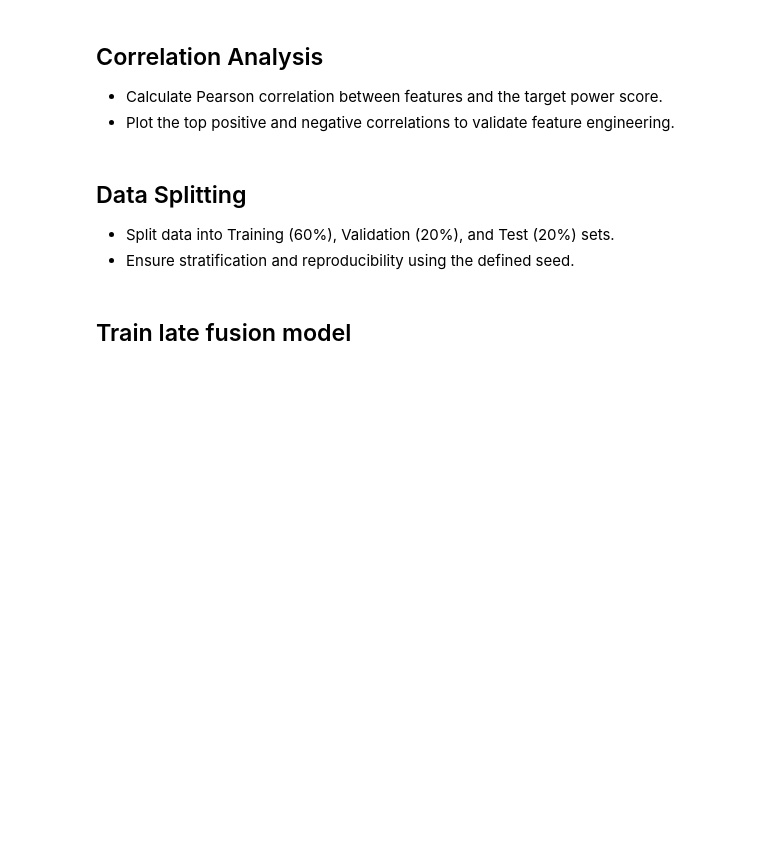
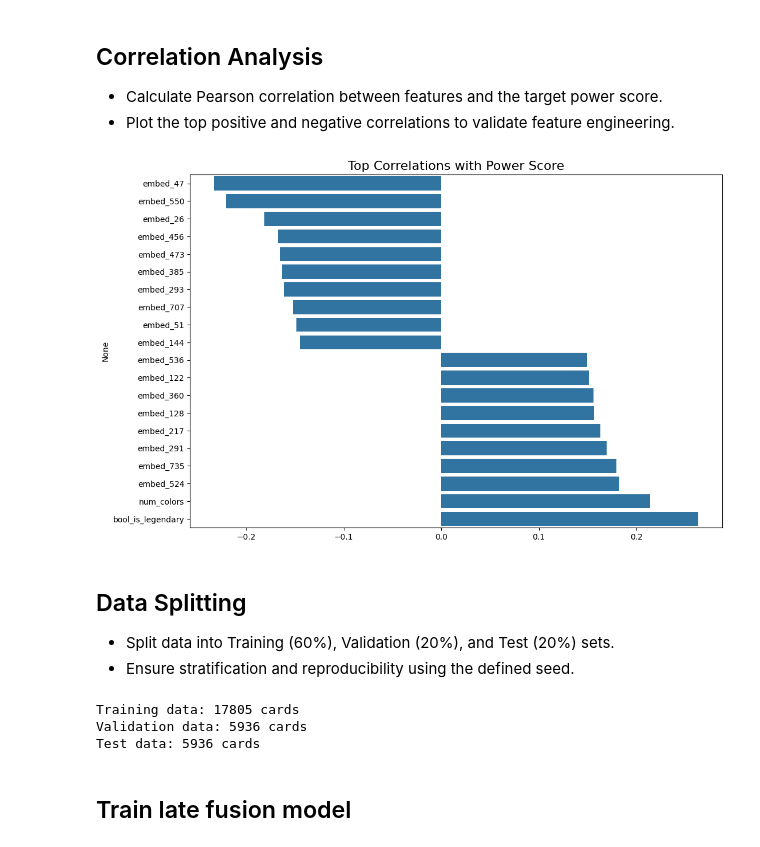
Before and after one commit to LUKEx76/mtg_ai, a Jupyter notebook: src/train_card_strength_model.ipynb, the cells around one changed output. Cells and saved outputs as stored; diff of their text form; code cells hidden in the pictures; blank space fills up the shorter version.

```diff
--- a/src/train_card_strength_model.ipynb
+++ b/src/train_card_strength_model.ipynb
@@ -25,7 +29,8 @@ np.random.seed(SEED)
 df_input = pd.read_parquet(INPUT_DATA_PATH)
 df_label = pd.read_excel(LABEL_DATA_PATH)
 
-# TODO: merge data
-df = df_input.merge(df_label, "left", "oracle_id")
+cols_to_use = df_label.columns.difference(df_input.columns).tolist()
+df = df_input.merge(df_label[cols_to_use + ["oracle_id"]], on="oracle_id", how="left")
+
 print(f"Shape: {df.shape}")
 df.head()
@@ -46,32 +60,54 @@ boolean_features = df[boolean_cols].values
 numerical_cols = [col for col in df.columns if col.startswith('num_')]
 numerical_features = df[numerical_cols].values
 
-X = np.hstack((embedding_features, numerical_features, boolean_features))
-y = df['log_power_score'].values
-print(f"Feature Matrix shape: {X.shape}")
+feature_cols = embedding_cols + numerical_cols + boolean_cols
+target_col = 'log_power_score'
 # %% [markdown]
 ## Correlation Analysis
 
 - Calculate Pearson correlation between features and the target power score.
 - Plot the top positive and negative correlations to validate feature engineering.
 # %%
-feature_names = embedding_cols + numerical_cols + boolean_cols
-correlations = df[feature_names + ['log10_power_score']].corr()['log10_power_score'].drop('log10_power_score')
+correlations = df[feature_cols + [target_col]].corr()[target_col].drop(target_col)
 top_correlations = pd.concat([correlations.nsmallest(10), correlations.nlargest(10)]).sort_values()
 
 plt.figure(figsize=(12, 8))
 sns.barplot(x=top_correlations.values, y=top_correlations.index)
 plt.title('Top Correlations with Power Score', fontsize=16)
 plt.show()
+# %% [output]
+[figure, added]
 # %% [markdown]
 ## Data Splitting
 
 - Split data into Training (60%), Validation (20%), and Test (20%) sets.
 - Ensure stratification and reproducibility using the defined seed.
 # %%
-X_train_val, X_test, y_train_val, y_test = train_test_split(X, y, test_size=0.20, random_state=SEED)
-X_train, X_val, y_train, y_val = train_test_split(X_train_val, y_train_val, test_size=0.25, random_state=SEED)
-print(f"Training data: {X_train.shape[0]} cards")
+text_embeddings = df[embedding_cols].values
+tabular_features = df[numerical_cols + boolean_cols].fillna(-1).values
+
+# Scale numerical features (fill NaN with -1 as MTG values are mostly >=0)
+tabular_features = df[numerical_cols + boolean_cols].fillna(-1).values
+scaler = StandardScaler()
+tabular_features = scaler.fit_transform(tabular_features)
+
+targets = df[target_col].values
+
+X_text_train_val, X_text_test, X_tab_train_val, X_tab_test, y_train_val, y_test = train_test_split(
+    text_embeddings, tabular_features, targets, test_size=0.20, random_state=SEED
+)
+
+X_text_train, X_text_val, X_tab_train, X_tab_val, y_train, y_val = train_test_split(
+    X_text_train_val, X_tab_train_val, y_train_val, test_size=0.25, random_state=SEED
+)
+
+print(f"Training data: {X_text_train.shape[0]} cards")
+print(f"Validation data: {X_text_val.shape[0]} cards")
+print(f"Test data: {X_text_test.shape[0]} cards")
+# %% [output]
+Training data: 17805 cards
+Validation data: 5936 cards
+Test data: 5936 cards
 # %% [markdown]
 ## Train late fusion model
 # %%
```
Also changed, not shown: parts of 6 cells of this notebook, 1 other file.
